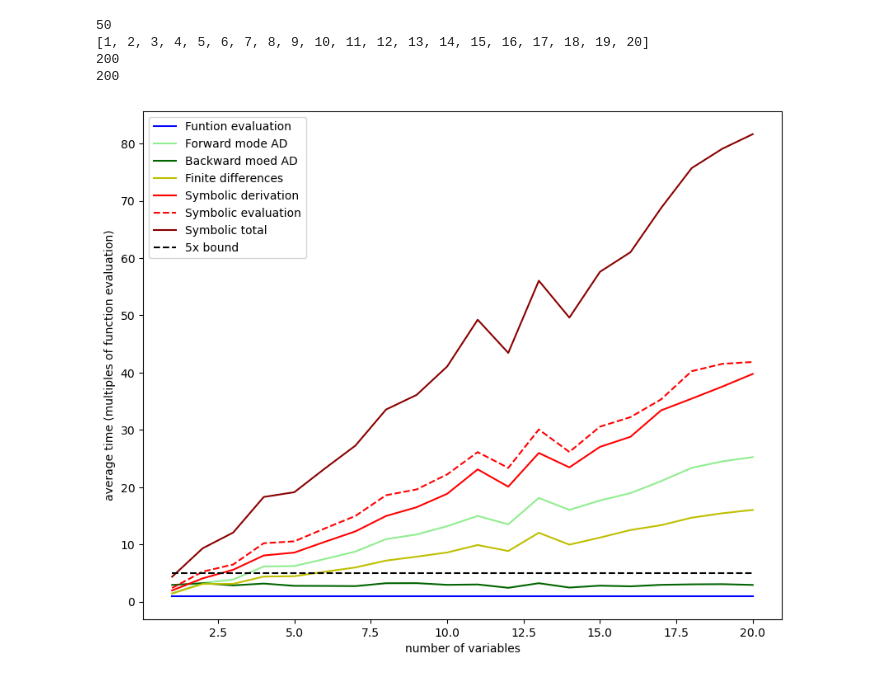
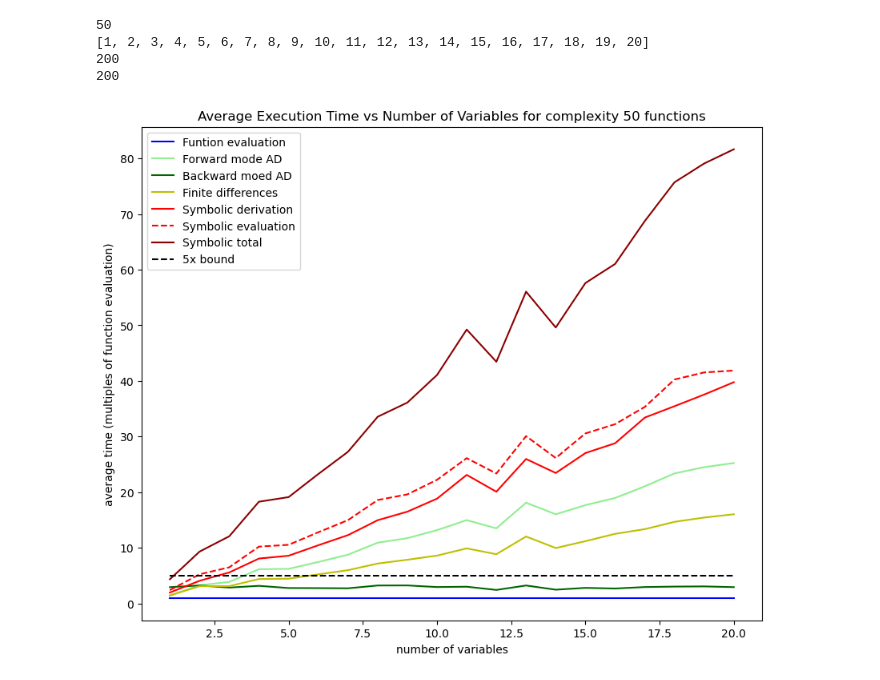
Before and after one commit to sepee/Automatic-Differentiation-Y4Project, a Jupyter notebook: Otis/time_complexity_allnodes/time_complexity-time_vs_n_var.ipynb, the cells around one changed output. Cells and saved outputs as stored; diff of their text form; code cells hidden in the pictures.

```diff
--- a/Otis/time_complexity_allnodes/time_complexity-time_vs_n_var.ipynb
+++ b/Otis/time_complexity_allnodes/time_complexity-time_vs_n_var.ipynb
@@ -143,21 +143,22 @@ storeData(f'Data/average_times_all_methods_symbolicsimplified01_shuffled c={comp
 # %%
 # normalised with symbolic
 fig, ax = plt.subplots(figsize=(10,8))
+plt.title(f"Average Execution Time vs Number of Variables for complexity {complexity} functions")
 plt.plot(var_counts, average_times_eval / average_times_eval, label="Funtion evaluation",c="b")
 plt.plot(var_counts, average_times_forward / average_times_eval, label="Forward mode AD",c="lightgreen")
 plt.plot(var_counts, average_times_backward / average_times_eval, label="Backward moed AD", c="darkgreen")
 plt.plot(var_counts, average_times_finitedifferences / average_times_eval, label="Finite differences", c="y")
 plt.plot(var_counts, average_times_symbolicderivation / average_times_eval, label="Symbolic derivation", c="r")
 plt.plot(var_counts, average_times_symboliceval / average_times_eval, label="Symbolic evaluation", c="r", linestyle="--")
 plt.plot(var_counts, (average_times_symbolicderivation + average_times_symboliceval) / average_times_eval, label="Symbolic total", c="darkred")
 plt.plot(var_counts, np.ones(len(var_counts)) * 5, label="5x bound", c="k",linestyle="--")
 plt.xlabel("number of variables")
 plt.ylabel("average time (multiples of function evaluation)")
 plt.legend()
 plt.savefig(fname=f'Plots/TimeVsVars/average_times_all_methods_symbolicsimplified01_shuffled comp={complexity} v=1-{len(var_counts)} n_func={n_functions} n_rep={n_repeats}')
 plt.show()
 # %% [output]
-[figure, old version]
+[figure, new version]
 # %%
 
 # normalised without symbolic
```
Also changed, not shown: parts of 2 cells of this notebook, 13 other files.
